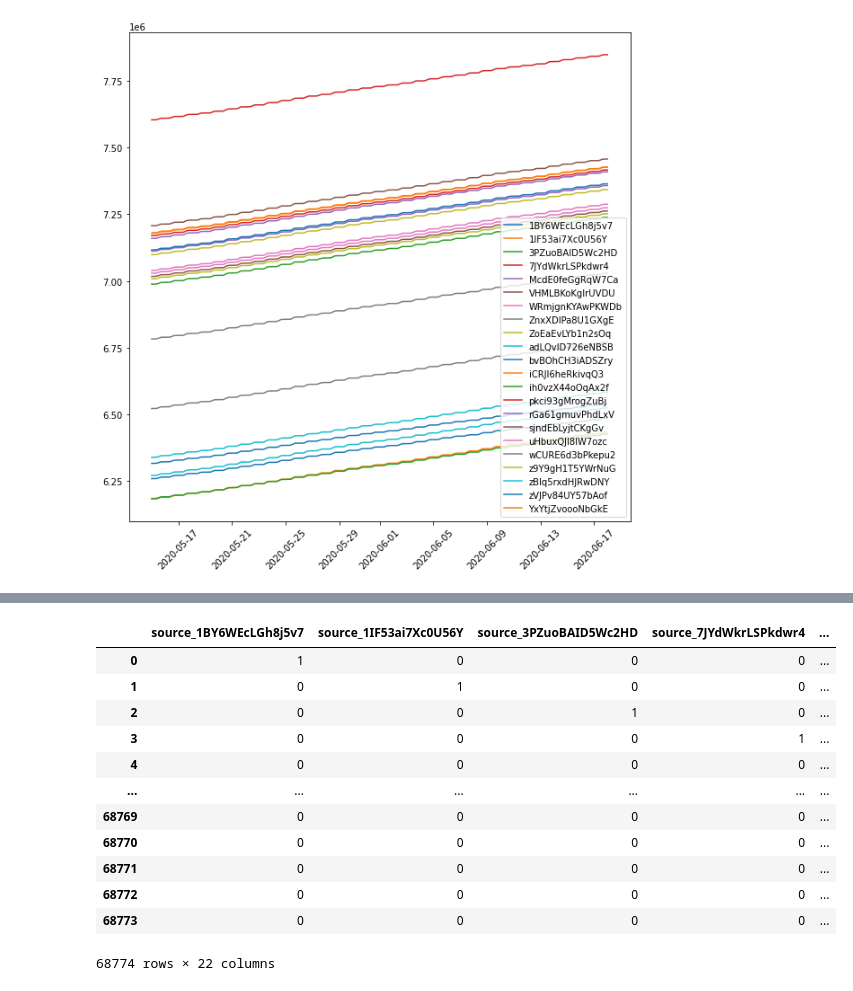
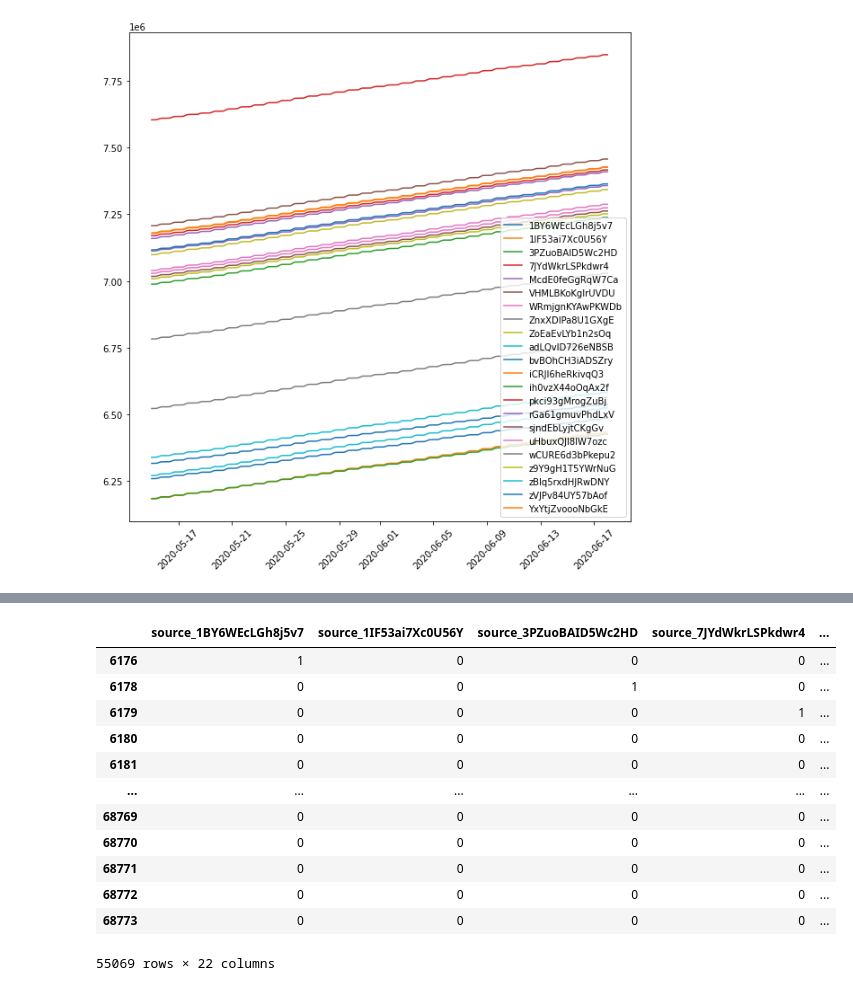
Before and after one commit to CakeNuthep/Super_AI, a Jupyter notebook: 27_09_2020_Quize1.ipynb, the cells around one changed output, grey strips where cells are left out. Saved outputs shown, nothing was run; the diff lists cells and outputs as text; code cells hidden in the pictures.

```diff
--- a/27_09_2020_Quize1.ipynb
+++ b/27_09_2020_Quize1.ipynb
@@ -22,7 +24,7 @@ weather
 | 3181 | 2020-06-17 23:45:00 | 4135001 | HmiyD2TTLFNqkNe | 21.909288 | 20.427972 | 0.0 |
 3182 rows × 6 columns
 # %%
-generation = pd.read_csv("/content/Plant_1_Generation_Data.csv",sep=',',error_bad_lines=False)
+generation = pd.read_csv("Question1/Plant_1_Generation_Data.csv",sep=',',error_bad_lines=False)
 generation
 # %% [output]
 |  | DATE_TIME | PLANT_ID | SOURCE_KEY | DC_POWER | AC_POWER | DAILY_YIELD | TOTAL_YIELD |
@@ -311,3 +313,14 @@ plt.xticks(rotation=45)
 plt.show() #จากข้อมูลพบว่า รูปภาพยังใช้มากที่สุด และแนวโน้มของทุกตัวมีแนวโน้มใช้มากขึ้น
 # %% [output]
 [figure]
+# %%
+solar_cell = data_clean['SOURCE_KEY'].unique()
+plt.figure(figsize=(10,10))
+for t in solar_cell:
+  cell = (data_clean['SOURCE_KEY'] == t)
+  df_cell = data_clean[cell]
+  plt.plot(df_cell['DATE_TIME'],df_cell['DAILY_YIELD'])
+plt.legend(solar_cell)
+plt.xticks(rotation=45)
+
+plt.show() #จากข้อมูลพบว่า รูปภาพยังใช้มากที่สุด และแนวโน้มของทุกตัวมีแนวโน้มใช้มากขึ้น
@@ -313,0 +334,12 @@ plt.show() #จากข้อมูลพบว่า รูปภาพยั
+# %%
+past = 3
+data = data_clean.copy()
+data_result = data.copy()
+date = data_clean['DATE_TIME']
+for t in range(past):
+    date = date + np.timedelta64(1,'D')
+    p = data.copy()
+    p['DATE_TIME'] = date
+    data_result = pd.merge(data_result,p, on=["DATE_TIME", "SOURCE_KEY"], how="left",suffixes=("",f"_past{t}"))
+    data = p
+data_result.tail()
@@ -313,0 +373,2 @@ plt.show() #จากข้อมูลพบว่า รูปภาพยั
+# %%
+data_result.dropna(axis=0,inplace=True)
@@ -314,18 +411,18 @@ plt.show() #จากข้อมูลพบว่า รูปภาพยั
 # %%
-df_one_hot = pd.get_dummies(data_clean.SOURCE_KEY, prefix='source')
+df_one_hot = pd.get_dummies(data_result.SOURCE_KEY, prefix='source')
 df_one_hot
 # %% [output]
 |  | source_1BY6WEcLGh8j5v7 | source_1IF53ai7Xc0U56Y | source_3PZuoBAID5Wc2HD | source_7JYdWkrLSPkdwr4 | ... |
-| 0 | 1 | 0 | 0 | 0 | ... |
-| 1 | 0 | 1 | 0 | 0 | ... |
-| 2 | 0 | 0 | 1 | 0 | ... |
-| 3 | 0 | 0 | 0 | 1 | ... |
-| 4 | 0 | 0 | 0 | 0 | ... |
+| 6176 | 1 | 0 | 0 | 0 | ... |
+| 6178 | 0 | 0 | 1 | 0 | ... |
+| 6179 | 0 | 0 | 0 | 1 | ... |
+| 6180 | 0 | 0 | 0 | 0 | ... |
+| 6181 | 0 | 0 | 0 | 0 | ... |
 | ... | ... | ... | ... | ... | ... |
 | 68769 | 0 | 0 | 0 | 0 | ... |
 | 68770 | 0 | 0 | 0 | 0 | ... |
 | 68771 | 0 | 0 | 0 | 0 | ... |
 | 68772 | 0 | 0 | 0 | 0 | ... |
 | 68773 | 0 | 0 | 0 | 0 | ... |
-68774 rows × 22 columns
+55069 rows × 22 columns
 # %%
```
Also changed, not shown: parts of 20 cells of this notebook.
